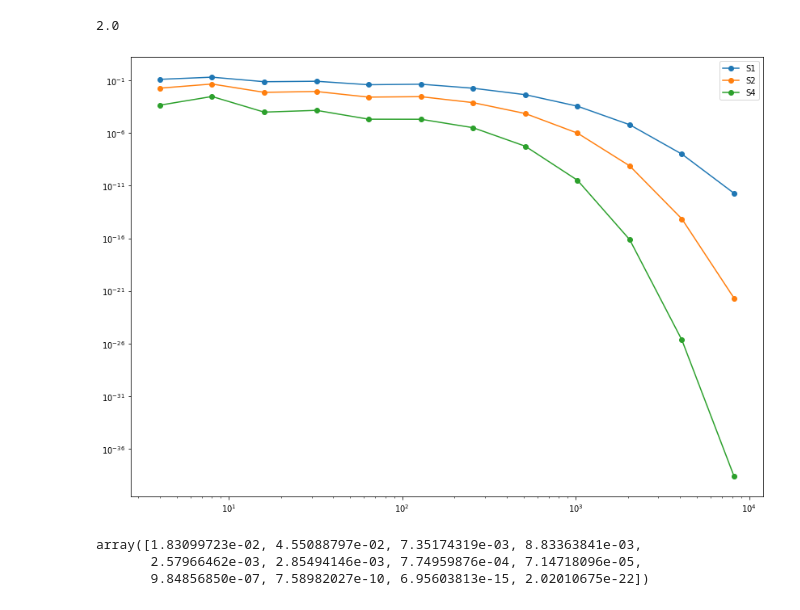
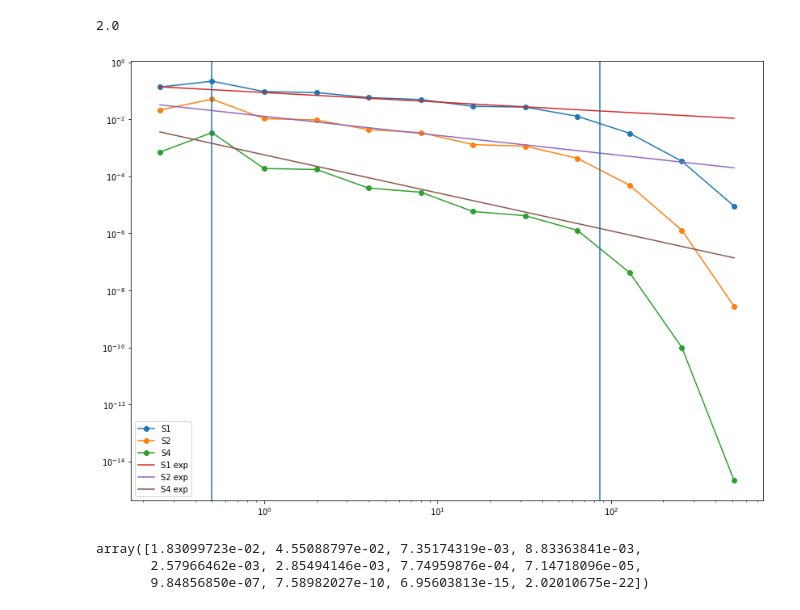
Before and after one commit to raudh1/ShellModels_old, a Jupyter notebook: shell_model_prove.ipynb, the cells around one changed output. Drawn from its saved outputs; the diff is of its cells as text; code cells hidden in the pictures.

```diff
--- a/shell_model_prove.ipynb
+++ b/shell_model_prove.ipynb
@@ -65,7 +65,7 @@ Un=1e-2*kn**(-1)*(1.+1.j)*np.ones(N+4,dtype=complex)
 Un2=np.load('./Uf.npy')
 Un2=Un2[:,-1]
 #u0=1j*np.ones((2*(N+4)))
-u0=np.array(Un)
+u0=np.array(Un2)
 #u0=u0.reshape(1,2*(N+4))
 #u20=2*np.ones(N)
 
@@ -261,36 +230,41 @@ np.log2(knn[2])
 # %%
 plt.figure(figsize=(14,10))
 
 #plt.plot(kn[2:-2],S1,'o-',label='S1')
-plt.plot((knn[2:-2]),(S1),'o-',label='S1')
-plt.plot((knn[2:-2]),(S2),'o-',label='S2')
-plt.plot((knn[2:-2]),(S4),'o-',label='S4')
+plt.plot((kn[2:-2]),(S1),'o-',label='S1')
+plt.plot((kn[2:-2]),(S2),'o-',label='S2')
+plt.plot((kn[2:-2]),(S4),'o-',label='S4')
+plt.plot(kn[2:-2],np.mean(S1[:8])*kn[2:-2]**(-1/3.),label='S1 exp')
+plt.plot(kn[2:-2],np.mean(S2[:8])*kn[2:-2]**(-2/3.),label='S2 exp')
+plt.plot(kn[2:-2],np.mean(S4[:8])*kn[2:-2]**(-4/3.),label='S4 exp')
 
 #plt.plot((knn[2:-2]),knn[2:-2]*(np.abs(Sdispari)),'o-',label='S3')
 #plt.plot((knn[2:-2]),(knn[2:-2]**(-1.)),'o-',label='k^-1')
 
 #plt.plot(np.log2(knn[2:-2]),np.log2(S4),'o-',label='S4')
 #plt.plot(knn[2:-2],kn[2:-2]**(-0.720),label='power law')
 #plt.plot(knn[2:-2],kn[2:-2]**(-1.7),label='power law')
 
 #plt.yscale('log')
 
 #plt.plot(kn[2:-2],kn[2:-2]**0.00003242,'o-',label='k**-2')
 #plt.plot(kn[2:-2],func(kn[2:-2], *popt))
 #plt.plot(S3,'o-',label='S3')
 #plt.plot(kn[2:-2],S4,'o-',label='S4')
 #plt.plot(S5,'o-',label='S5')
 #plt.plot(kn[2:-2],S6,'o-',label='S6')
 #plt.plot(S7,'o-',label='S7')
 #plt.plot(kn[2:-2],S8,'o-',label='S8')
 #plt.plot(S9,'o-',label='S9')
 #plt.xlim([1e-1,1])
 #plt.ylim(1e-3,1e3)
+plt.axvline(x=1/eta)
+plt.axvline(x=kn[3])
 plt.loglog()#basex=2, basey=2)
 plt.legend()
 plt.show()
 # %% [output]
-[figure, old version]
+[figure, new version]
 # %%
 S2
 # %% [output]
```
Also changed, not shown: parts of 11 cells of this notebook.
